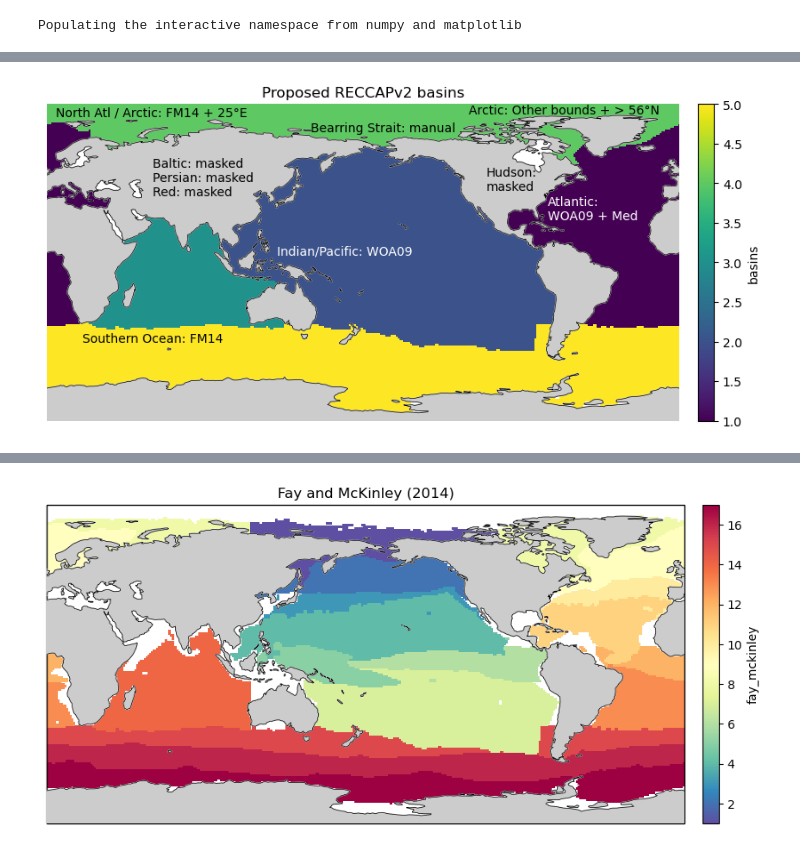
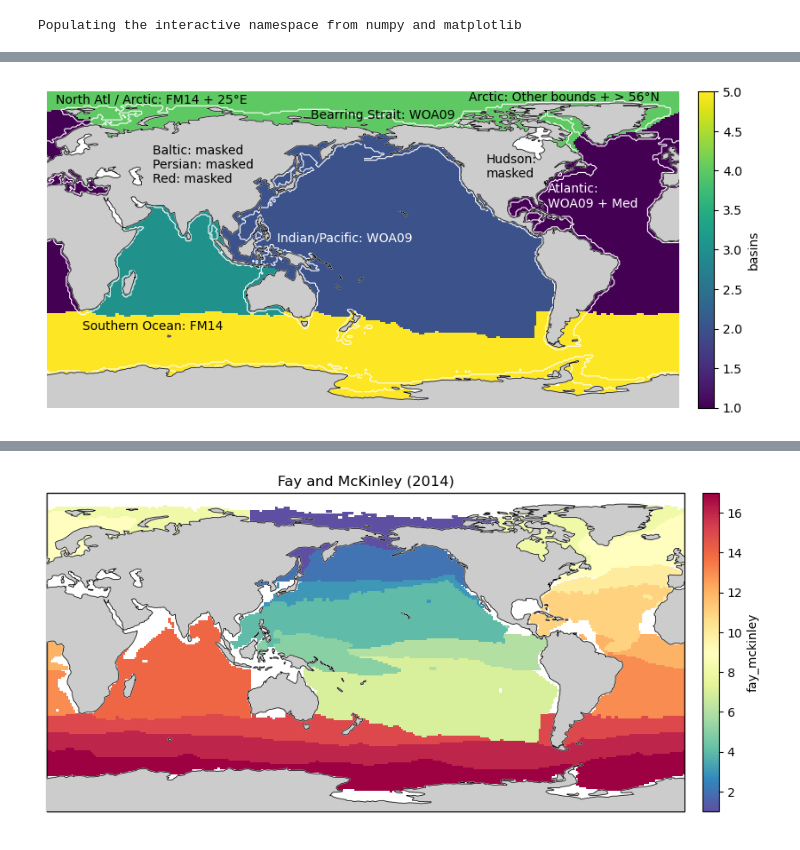
Before and after one commit to RECCAP2-ocean/R2-shared-resources, a Jupyter notebook: regions/scripts/reccap2regions.ipynb, the cells around one changed output, grey strips where cells are left out. Drawn from its saved outputs; the diff is of its cells as text; code cells hidden in the pictures.

Commit message:
updated notebook with info text

```diff
--- a/regions/scripts/reccap2regions.ipynb
+++ b/regions/scripts/reccap2regions.ipynb
@@ -16,17 +36,21 @@ def make_fig(xda, **kwargs):
 # %%
-fig, ax = make_fig(xds.basins)
-ax.set_title('Proposed RECCAPv2 basins')
+fig, ax = make_fig(xds.basins, cmap=cm.viridis)
+
+xda = xr.open_dataset('../reccap2coastal_coscats.nc').continental_shelf
+x = xda.longitude.values
+y = xda.latitude.values
+ax.contour(x, y, xda.notnull().values.astype(int), levels=[0.5], linewidths=[0.8], colors=['w'], transform=ctp.crs.PlateCarree())
 
 props = dict(va='top', zorder=10, fontsize=10, transform=ctp.crs.PlateCarree())
 ax.text(60, 60, 'Baltic: masked\nPersian: masked\nRed: masked', **props)
 ax.text(-110, 55, 'Hudson:\nmasked', **props)
 ax.text(5, 89, 'North Atl / Arctic: FM14 + 25°E', **props)
-ax.text(150, 80, 'Bearring Strait: manual', **props)
+ax.text(150, 80, 'Bearring Strait: WOA09', **props)
 ax.text(20, -40, 'Southern Ocean: FM14', **props)
 ax.text(131, 10, 'Indian/Pacific: WOA09', **props, color='w')
 ax.text(-75, 38, 'Atlantic:\nWOA09 + Med', **props, color='w')
 ax.text(-120, 90, 'Arctic: Other bounds + > 56°N', **props)
 ax.outline_patch.set_lw(0)
-fig.savefig('../img/basin_all.png', bbox_inches='tight', dpi=150)
+fig.savefig('../img/basin_all_wCoasts.png', bbox_inches='tight', dpi=150)
 # %% [output]
-[figure, old version]
+[figure, new version]
```
Also changed, not shown: parts of 10 cells of this notebook, 3 other files.
